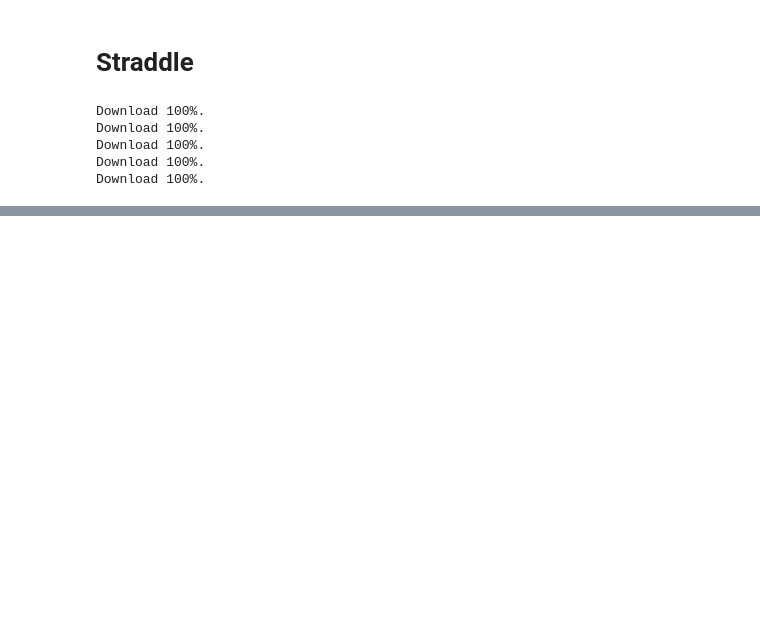
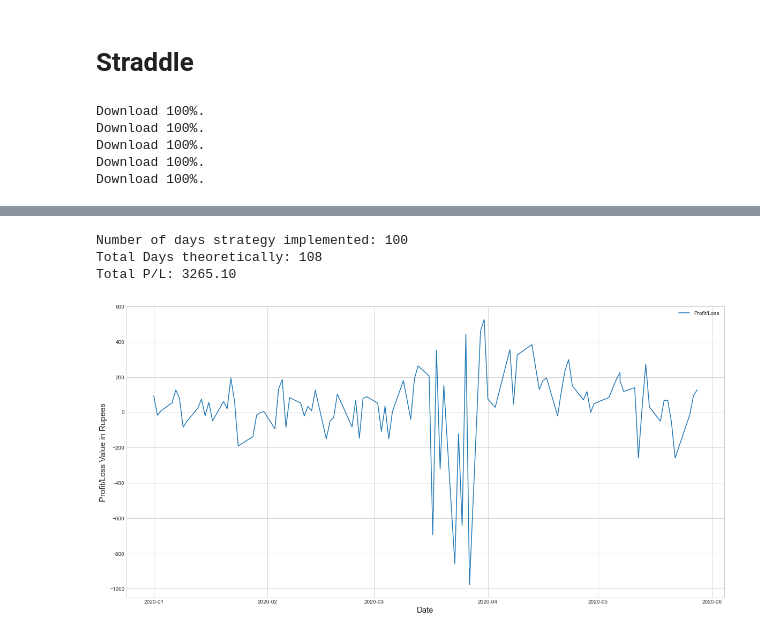
Before and after one commit to vaibhavswaminathan/options-strats, a Jupyter notebook: jupyter/load_drive.ipynb, the cells around one changed output, grey strips where cells are left out. Cells and saved outputs as stored; diff of their text form; code cells hidden in the pictures; blank space fills up the shorter version.

Commit message:
full working version for intraday shirt straddle

```diff
--- a/jupyter/load_drive.ipynb
+++ b/jupyter/load_drive.ipynb
@@ -80,8 +107,8 @@ TICKER_COLUMNS = ['Ticker','Date','Time','Open','High','Low','Close','Volume','O
 ticker_data = pd.DataFrame()
 
 ticker_query = "name = '%s' and mimeType = 'application/vnd.google-apps.folder'" % TICKER
-FILE_LIST = getFileList(drive_service,ticker_query)
-for file in FILE_LIST:
+TICKER_LIST = getFileList(drive_service,ticker_query)
+for file in TICKER_LIST:
   FILE_ID = file['id']
 
 filesinfolder_query = "'%s' in parents" % FILE_ID
@@ -181,5 +196,5 @@ See the caveats in the documentation: https://pandas.pydata.org/pandas-docs/stab
 # %%
-def getStrikePrice(option_prices,underlying_price):
+def getNearestStrikePrice(option_prices,underlying_price):
   """Args
       option_prices = list of call and put option prices for a weekly expiry option
       underlying_price = market price of underlying asset at open of day
@@ -192,9 +207,9 @@ def getStrikePrice(option_prices,underlying_price):
       diff1 = abs(underlying_price - option_prices[length//2])
       diff2 = abs(underlying_price - option_prices[(length//2) + 1])
       if diff1<diff2:
-        return getStrikePrice(option_prices[:length//2], underlying_price)
+        return getNearestStrikePrice(option_prices[:length//2], underlying_price)
       elif diff1>diff2:
-        return getStrikePrice(option_prices[(length//2)+1:], underlying_price)
+        return getNearestStrikePrice(option_prices[(length//2)+1:], underlying_price)
       else:
         diffprime1 = abs(underlying_price - option_prices[(length//2)-1])
     else:
@@ -206,10 +221,3 @@ def getStrikePrice(option_prices,underlying_price):
         return option_prices[-1]
       else:
         return option_prices[-1]
-# %%
-# NOT IN USE
-a = [120,135,137,142,158,161,162,162, 189,190]
-b = [16000, 16000, 16100, 16200, 16300, 16300, 16400, 16500, 16500, 16600, 16700, 16700, 16800, 16800, 16900, 16900, 17000, 17000, 17100, 17100, 17200, 17200, 17300, 17300, 17400, 17400, 17500, 17500, 17600, 17600, 17700, 17700, 17800, 17800, 17900, 17900, 18000, 18000, 18100, 18100, 18200, 18200, 18300, 18300, 18400, 18400, 18500, 18500, 18600, 18600, 18700, 18700, 18800, 18800, 18900, 18900, 19000, 19000, 19100, 19100, 19200, 19200, 19300, 19300, 19400, 19400, 19500, 19500, 19600, 19600, 19700, 19700, 19800, 19800, 19900, 19900, 20000, 20000, 20100, 20100, 20200, 20200, 20300, 20300, 20400, 20400, 20500, 20500, 20600, 20600, 20700, 20700, 20800, 20800, 20900, 20900, 21000, 21000, 21100, 21100, 21200, 21200, 21300, 21300, 21400, 21400, 21500, 21500, 21600, 21600, 21700, 21700, 21800, 21900, 22000, 22000, 22100, 22200, 22300, 22400, 22500, 22500, 22600, 22700, 22800, 22900, 23000, 23000, 23100, 23200, 23300, 23400, 23500, 23500, 23600, 23700, 23900, 24000, 24000, 24100, 24200, 24300, 24500, 24600, 24700, 24800, 25000, 25000, 25500, 25600, 26000]
-c = [16000,19000,20000,20000,21000]
-underlying_price = 19122
-%time print(getStrikePrice(c, underlying_price))
@@ -269,0 +383,6 @@ IndexError: ignored
+# %%
+# print short-straddle result
+Straddle_Result = pd.DataFrame(straddle_list)
+Straddle_Result = Straddle_Result.sort_values(by='Date')
+Straddle_Result = Straddle_Result.reset_index(drop=True)
+Straddle_Result.head(10)
@@ -269,0 +401,30 @@ IndexError: ignored
+# %%
+#summary statistics for straddle
+print('Number of days strategy implemented: %d' % Straddle_Result.shape[0])
+alldays = 0
+for window in allDaysForOptions:
+  alldays += len(window)
+print('Total Days theoretically: %d' % alldays)
+
+print('Total P/L: %.2f' % Straddle_Result['Profit/Loss'].sum())
+# %% [output]
+Number of days strategy implemented: 100
+Total Days theoretically: 108
+Total P/L: 3265.10
+# %%
+# P/L distribution plot
+%matplotlib inline
+import matplotlib.pyplot as plt
+import matplotlib.ticker as ticker
+plt.style.use('seaborn-whitegrid')
+
+fig = plt.figure(figsize=(20, 10))
+ax = plt.axes()
+
+plt.plot(Straddle_Result['Date'], Straddle_Result['Profit/Loss'])
+plt.xlabel('Date',fontsize=15)
+plt.ylabel('Profit/Loss Value in Rupees',fontsize=15)
+plt.legend(['Profit/Loss'])
+plt.show()
+# %% [output]
+[figure, added]
```
Also changed, not shown: parts of 16 cells of this notebook.
